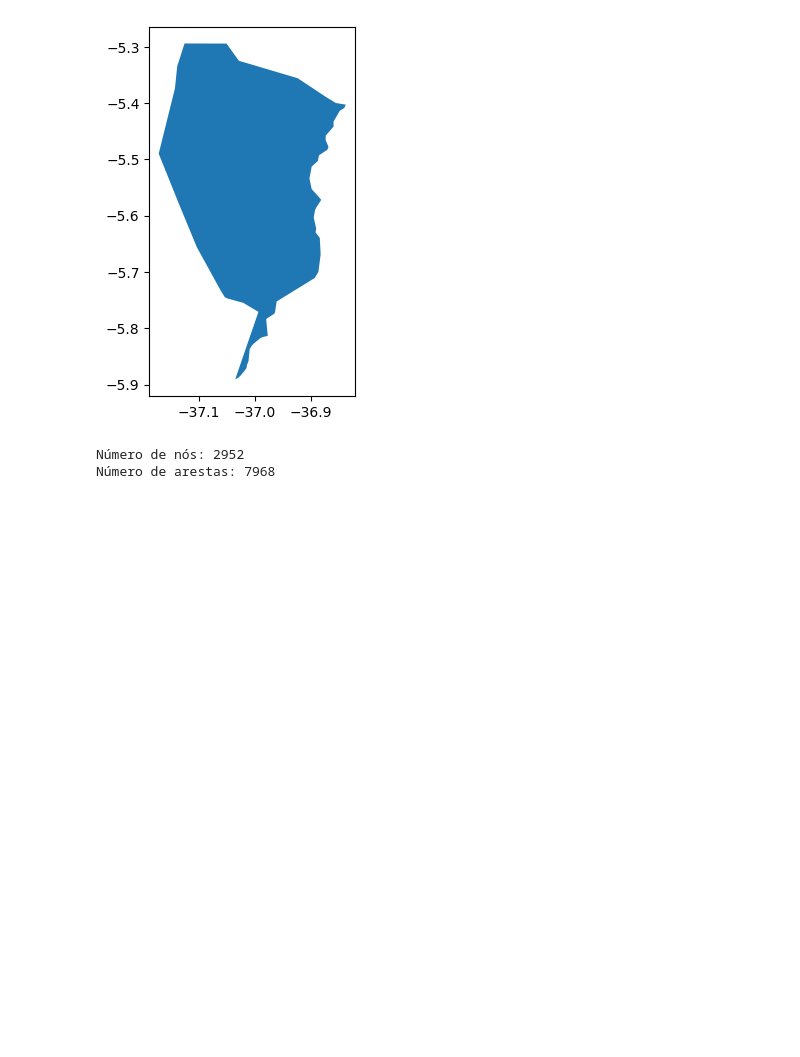
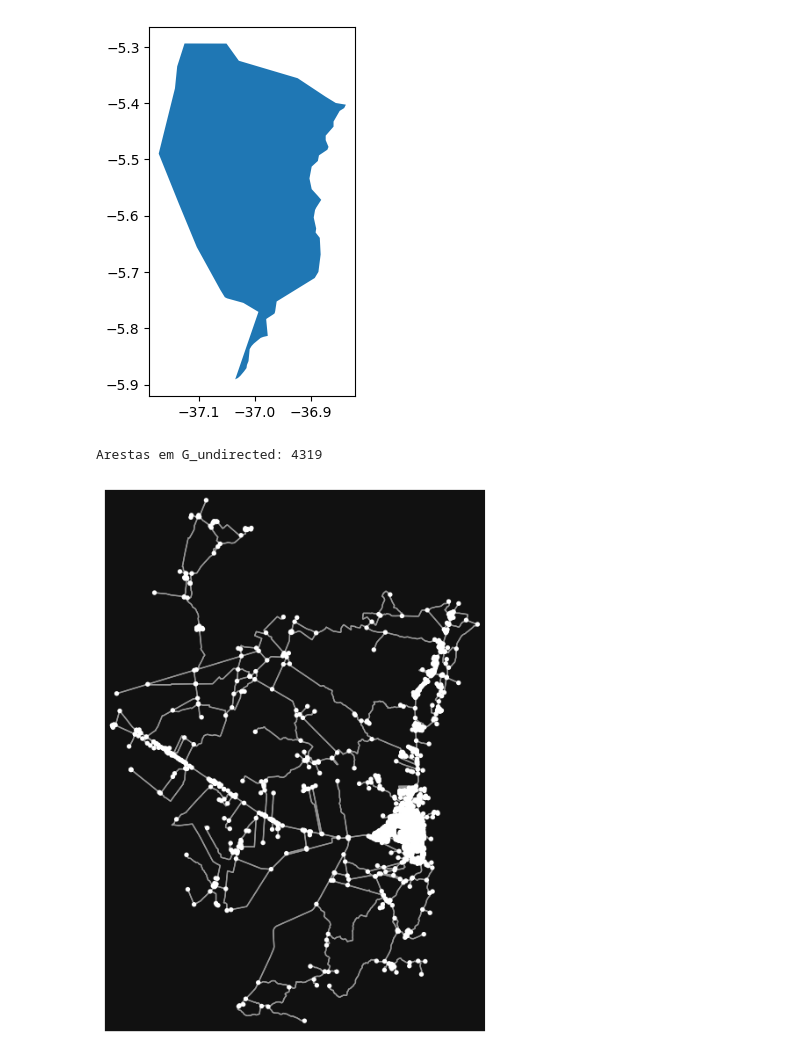
Before and after one commit to JPOC02/Structural_Analysis_Urban-Networks_OSMnx_NetworkX_Gephi, a Jupyter notebook: init.ipynb, the cells around one changed output. Saved outputs shown, nothing was run; the diff lists cells and outputs as text; code cells hidden in the pictures; blank space fills up the shorter version.

Commit message:
feat: second version of init.ipynb with graph analysis and dataframe creation

```diff
--- a/init.ipynb
+++ b/init.ipynb
@@ -16,12 +18,13 @@ plt.savefig("grafo_entidades.png", dpi=300, bbox_inches='tight')
 [figure]
 # %%
 G = ox.graph_from_place(place, network_type="drive")
+
+fig, ax = ox.plot_graph(G, show=False, save=True, filepath="grafo.png", dpi=300)
 
 # 2. Conversão para não direcionado
 G_undirected = ox.convert.to_undirected(G)
 
-print(f"Número de nós: {G.number_of_nodes()}")
-print(f"Número de arestas: {G.number_of_edges()}")
+print(f"Arestas em G_undirected: {G_undirected.number_of_edges()}")
 # %% [output]
-Número de nós: 2952
-Número de arestas: 7968
+Arestas em G_undirected: 4319
+[figure, added]
```
Also changed, not shown: parts of 12 cells of this notebook.
